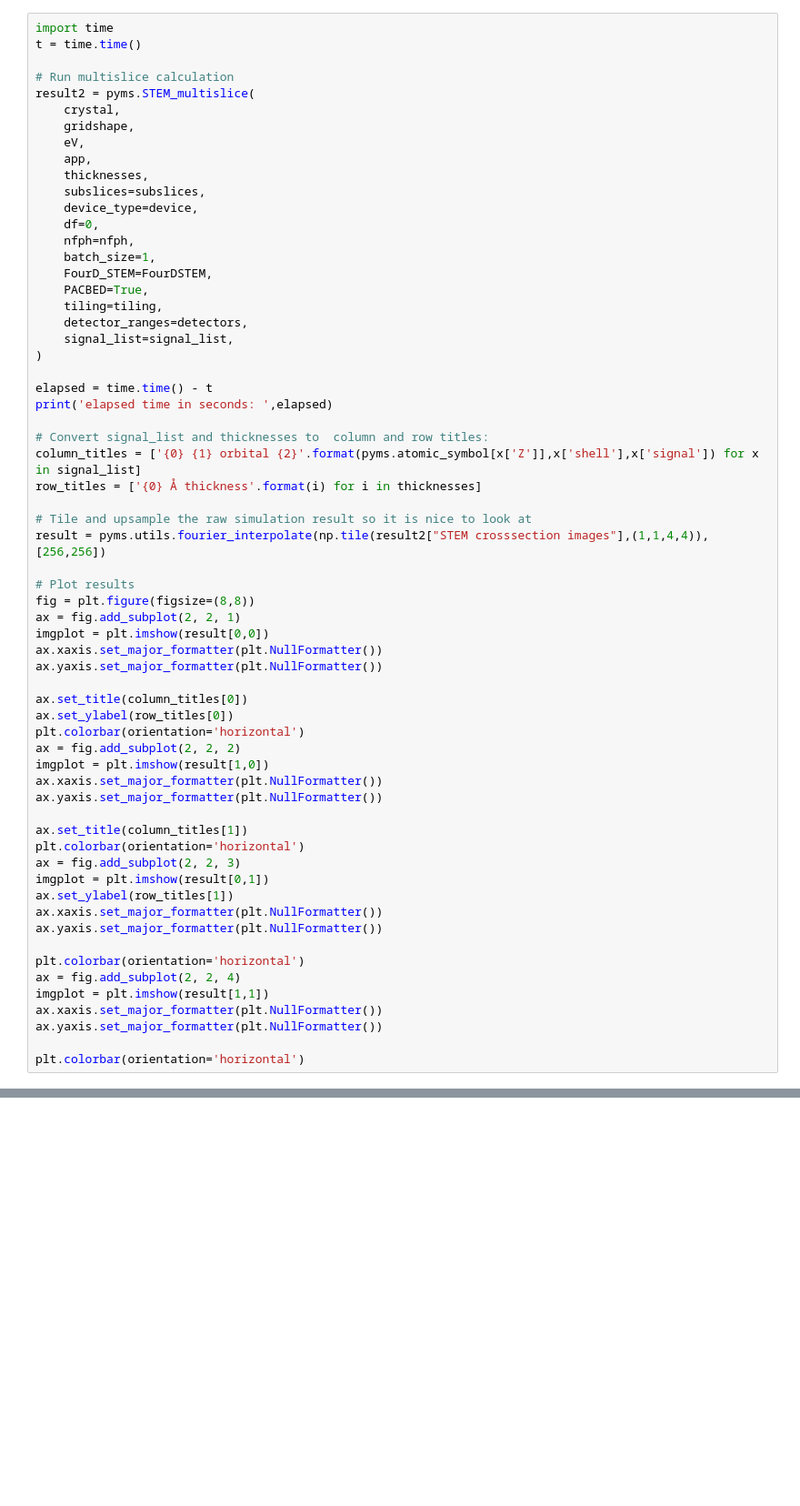
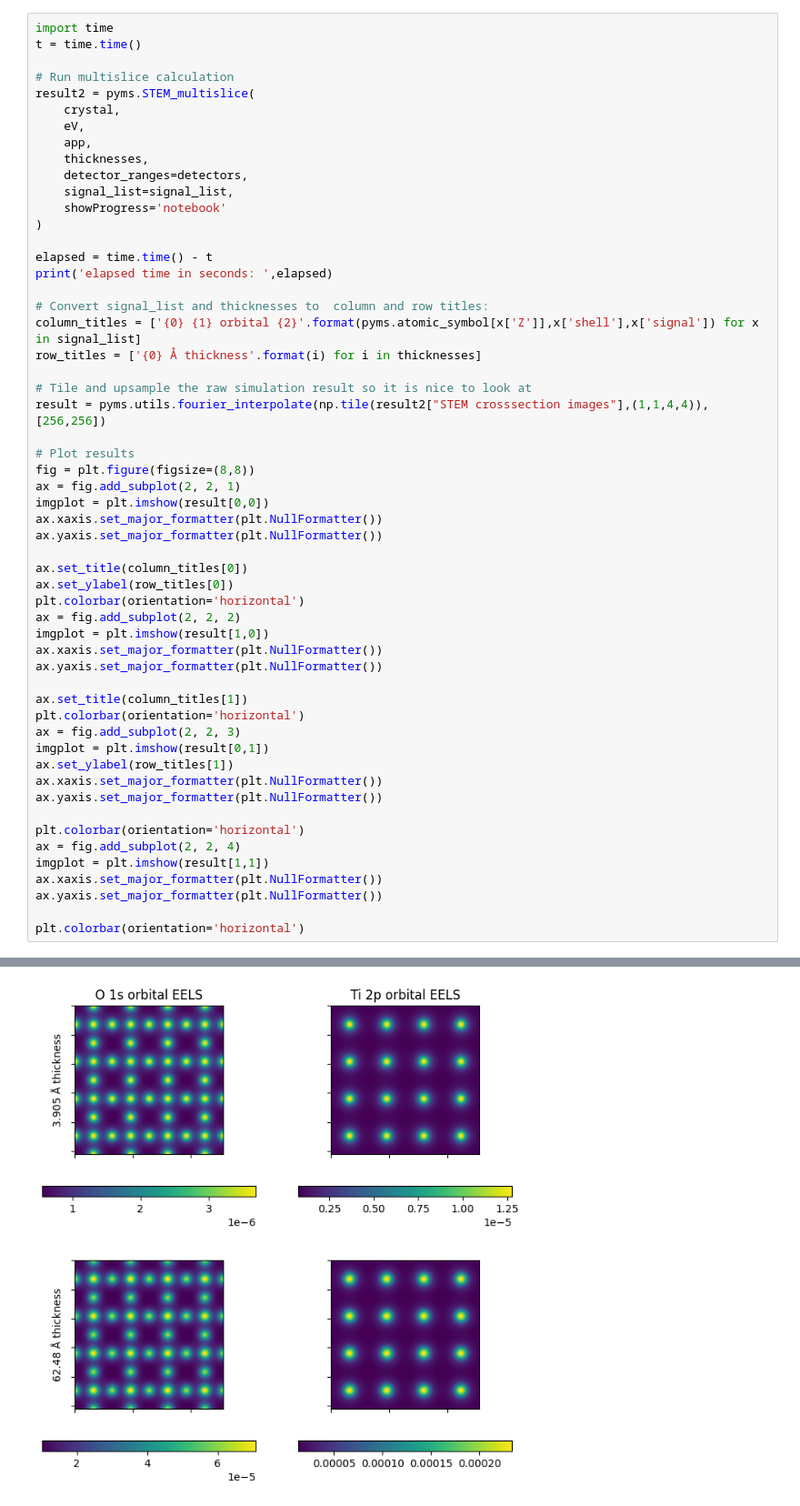
Before and after one commit to HamishGBrown/py_multislice, a Jupyter notebook: Demos/STEM_crosssection.ipynb, the cells around one changed output, grey strips where cells are left out. Shown: that part at 91% size. Saved outputs shown, nothing was run; the diff lists cells and outputs as text; blank space fills up the shorter version.

```diff
--- a/Demos/STEM_crosssection.ipynb
+++ b/Demos/STEM_crosssection.ipynb
@@ -65,20 +32,12 @@ t = time.time()
 # Run multislice calculation
 result2 = pyms.STEM_multislice(
     crystal,
-    gridshape,
     eV,
     app,
     thicknesses,
-    subslices=subslices,
-    device_type=device,
-    df=0,
-    nfph=nfph,
-    batch_size=1,
-    FourD_STEM=FourDSTEM,
-    PACBED=True,
-    tiling=tiling,
     detector_ranges=detectors,
     signal_list=signal_list,
+    showProgress='notebook'
 )
 
 elapsed = time.time() - t
@@ -121,3 +80,4 @@ ax.xaxis.set_major_formatter(plt.NullFormatter())
 ax.yaxis.set_major_formatter(plt.NullFormatter())
 
 plt.colorbar(orientation='horizontal')
+# %% [output]
@@ -123,0 +86 @@ plt.colorbar(orientation='horizontal')
+[figure, added]
```
Also changed, not shown: parts of 4 cells of this notebook, 13 other files.
